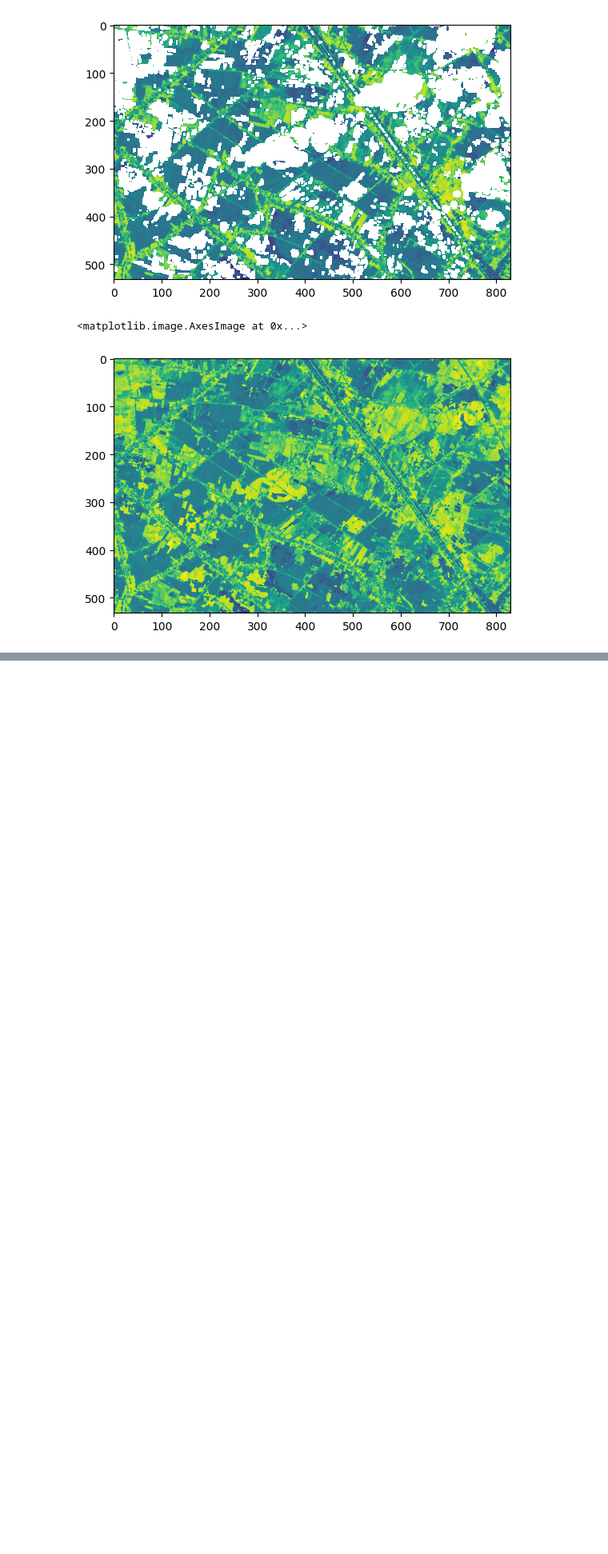
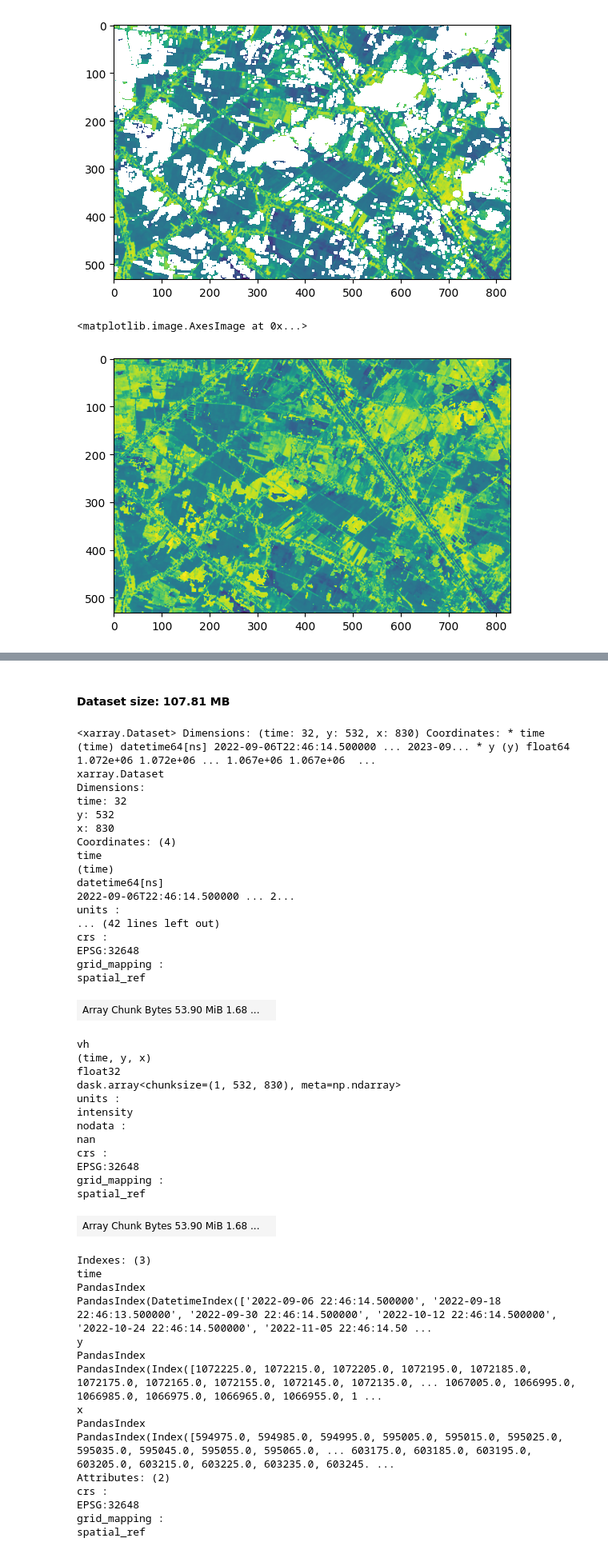
Before and after one commit to CTU-CSIRO/CSIROBoeingPhase5-Vietnam, a Jupyter notebook: 02.predict.ipynb, the cells around one changed output, grey strips where cells are left out. Shown at 80% size. Cells and saved outputs as stored; diff of their text form; code cells hidden in the pictures; blank space fills up the shorter version.

```diff
--- a/02.predict.ipynb
+++ b/02.predict.ipynb
@@ -196,11 +204,59 @@ Wall time: 76.1 ms
 # %%
 # compute average_ndvi
 average_ndvi = average_ndvi.compute()
 
 ## cấu hình shapefile ranh giới thuận hòa và vh vv file
 thuanhoa_path = "ThuanHoa/region/ST_ThuanHoa_Boundaryofficially.shp"
-name_vh = "ThuanHoa/ThuanHoa_VH.tif"
-name_vv = "ThuanHoa/ThuanHoa_VV.tif"
+
 
 # load dữ liệu sen1
-dsvh, dsvv = load_sen1(name_vh, name_vv)
+coordinates = (longtitude_range, latitude_range)
+dsvh, dsvv = load_data_sen1(dc, date_range, coordinates)
+# %% [output]
+Dataset size: 107.81 MB
+<xarray.Dataset> Dimensions: (time: 32, y: 532, x: 830) Coordinates: * time (time) datetime64[ns] 2022-09-06T22:46:14.500000 ... 2023-09... * y (y) float64 1.072e+06 1.072e+06 ... 1.067e+06 1.067e+06  ...
+xarray.Dataset
+Dimensions:
+time: 32
+y: 532
+x: 830
+Coordinates: (4)
+time
+(time)
+datetime64[ns]
+2022-09-06T22:46:14.500000 ... 2...
+units :
+... (42 lines left out)
+crs :
+EPSG:32648
+grid_mapping :
+spatial_ref
+| Array Chunk Bytes 53.90 MiB 1.68 ... |  |
+vh
+(time, y, x)
+float32
+dask.array<chunksize=(1, 532, 830), meta=np.ndarray>
+units :
+intensity
+nodata :
+nan
+crs :
+EPSG:32648
+grid_mapping :
+spatial_ref
+| Array Chunk Bytes 53.90 MiB 1.68 ... |  |
+Indexes: (3)
+time
+PandasIndex
+PandasIndex(DatetimeIndex(['2022-09-06 22:46:14.500000', '2022-09-18 22:46:13.500000', '2022-09-30 22:46:14.500000', '2022-10-12 22:46:14.500000', '2022-10-24 22:46:14.500000', '2022-11-05 22:46:14.50 ...
+y
+PandasIndex
+PandasIndex(Index([1072225.0, 1072215.0, 1072205.0, 1072195.0, 1072185.0, 1072175.0, 1072165.0, 1072155.0, 1072145.0, 1072135.0, ... 1067005.0, 1066995.0, 1066985.0, 1066975.0, 1066965.0, 1066955.0, 1 ...
+x
+PandasIndex
+PandasIndex(Index([594975.0, 594985.0, 594995.0, 595005.0, 595015.0, 595025.0, 595035.0, 595045.0, 595055.0, 595065.0, ... 603175.0, 603185.0, 603195.0, 603205.0, 603215.0, 603225.0, 603235.0, 603245. ...
+Attributes: (2)
+crs :
+EPSG:32648
+grid_mapping :
+spatial_ref
```
Also changed, not shown: parts of 12 cells of this notebook, 3 other files.
